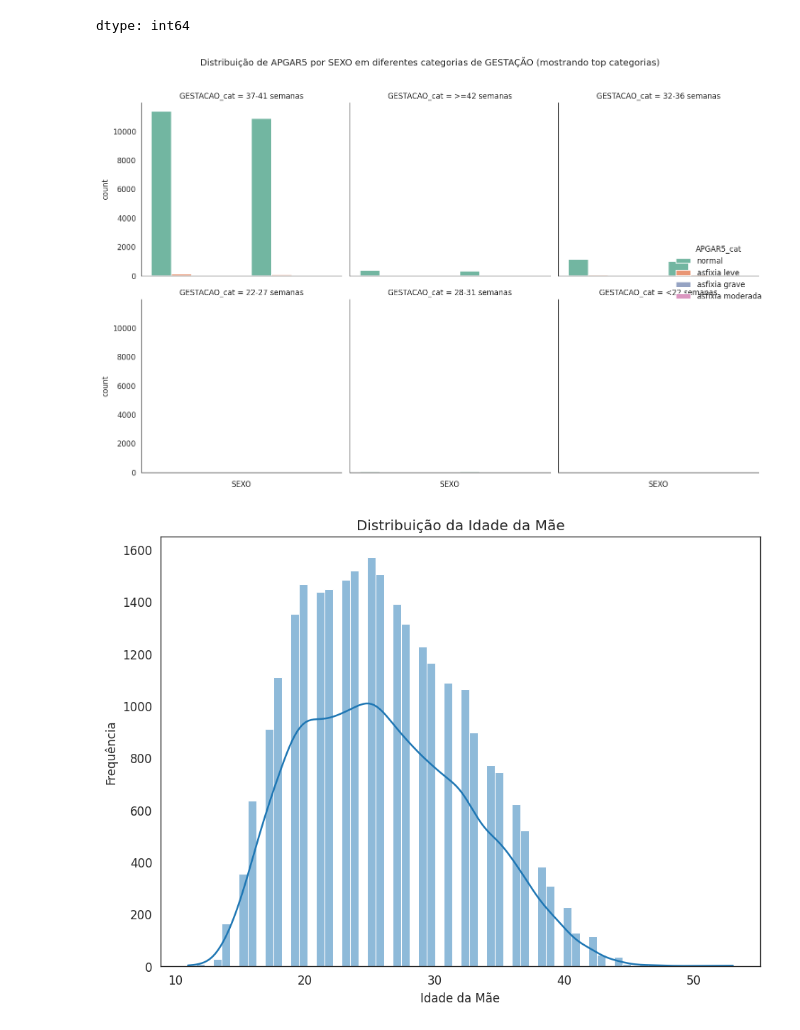
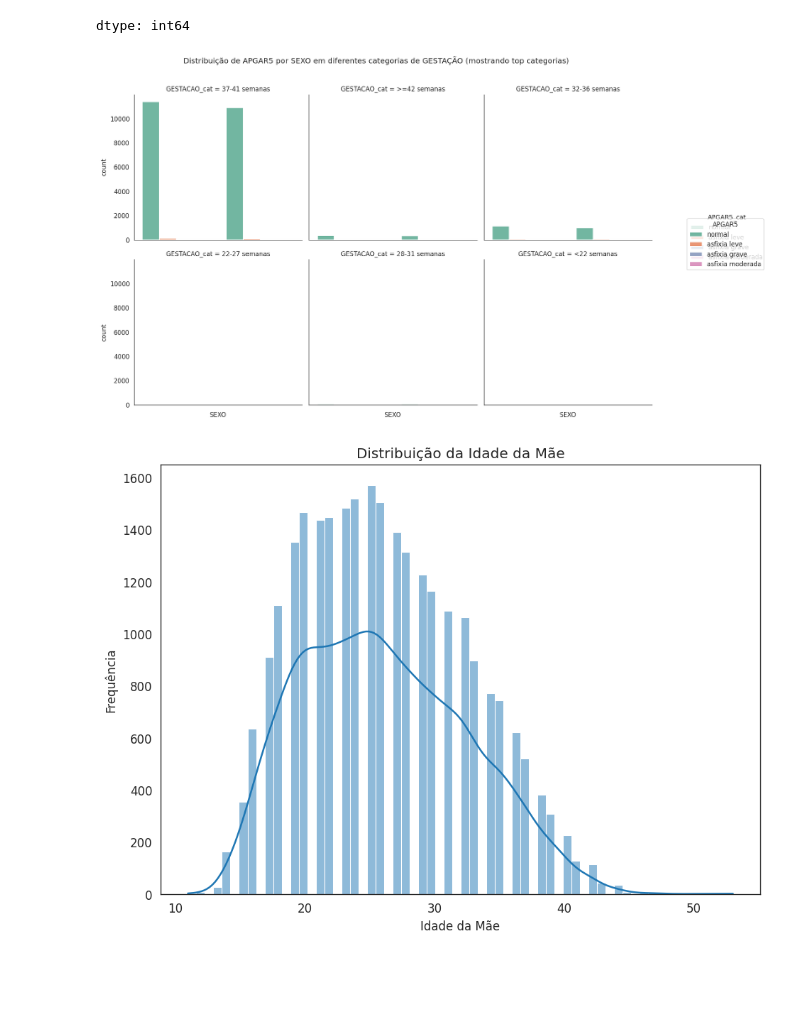
Before and after one commit to alevazcientista-dotcom/Ebac1, a Jupyter notebook: M6_Parte3.ipynb, the cells around one changed output. Saved outputs shown, nothing was run; the diff lists cells and outputs as text; code cells hidden in the pictures; blank space fills up the shorter version.

```diff
--- a/M6_Parte3.ipynb
+++ b/M6_Parte3.ipynb
@@ -220,36 +220,48 @@ dtype: int64
 # %%
 #Gráfico comparando APGAR5 por SEXO para cada GESTACAO_cat
 # Vamos usar um gráfico tipo 'catplot' (faceted) mostrando proporções de categorias de APGAR5 por sexo
 # Se houver muitas categorias de GESTACAO_cat, vamos limitar as 6 mais frequentes para visualização.
 most_common_gest = sinasc['GESTACAO_cat'].value_counts().nlargest(6).index.tolist()
 df_plot = sinasc[sinasc['GESTACAO_cat'].isin(most_common_gest)].copy()
 
 # Garantir colunas necessárias
 df_plot = df_plot[['APGAR5_cat','SEXO','GESTACAO_cat']].dropna(subset=['APGAR5_cat','SEXO','GESTACAO_cat'])
 
 # Plot: para cada faixa de GESTACAO (col), barras empilhadas ou side-by-side de APGAR5 por SEXO
 # Usaremos contagens e deixaremos o catplot lidar com as facetas
 g = sns.catplot(
     data=df_plot,
     x='SEXO',
     hue='APGAR5_cat',
     col='GESTACAO_cat',
     kind='count', # Usar kind='count' para barras de contagem
     col_wrap=3,
     height=4,
     aspect=0.9,
-    palette='Set2',
-    legend=True # Manter a legenda padrão do catplot
+    palette='Set2'
 )
 g.fig.suptitle('Distribuição de APGAR5 por SEXO em diferentes categorias de GESTAÇÃO (mostrando top categorias)', y=1.02)
 
 # Ajustar layouts e rótulos se necessário (por exemplo, girar rótulos do eixo x se houver sobreposição)
 g.set_xticklabels(rotation=0) # Ajuste a rotação se necessário
 
+# Mapear as cores usadas pelo seaborn para a legenda manual
+# Get handles and labels from one of the axes
+handles, labels = g.axes.flat[0].get_legend_handles_labels()
+
+# Remove the default legend from all axes
+for ax in g.axes.flat:
+    if ax.legend_:
+        ax.legend_.remove()
+
+# Add a single legend to the figure
+g.fig.legend(handles=handles, labels=labels, title='APGAR5', bbox_to_anchor=(1.05, 0.5), loc='center left', borderaxespad=0.)
+
+
 plt.tight_layout() # Ajuste o layout geral
 plt.show()
 # %% [output]
-[figure, old version]
+[figure, new version]
 # %%
 plt.figure(figsize=(8, 6))
 sns.histplot(data=sinasc, x='IDADEMAE', kde=True)
```
